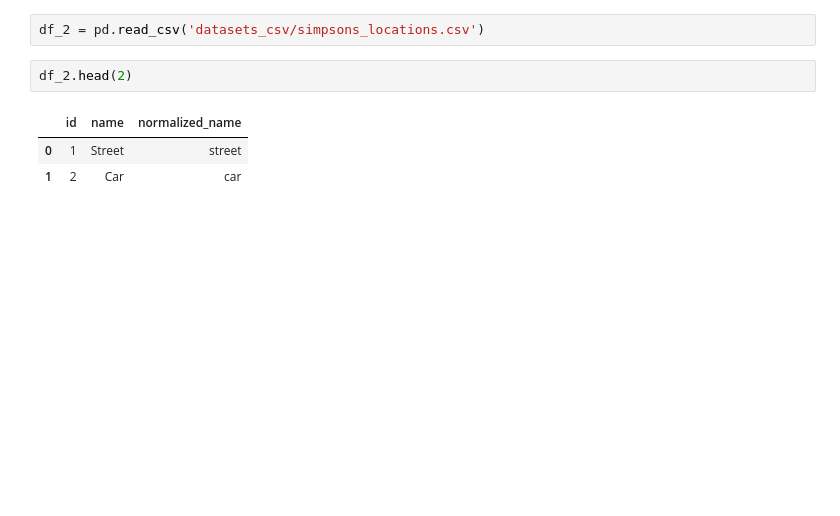
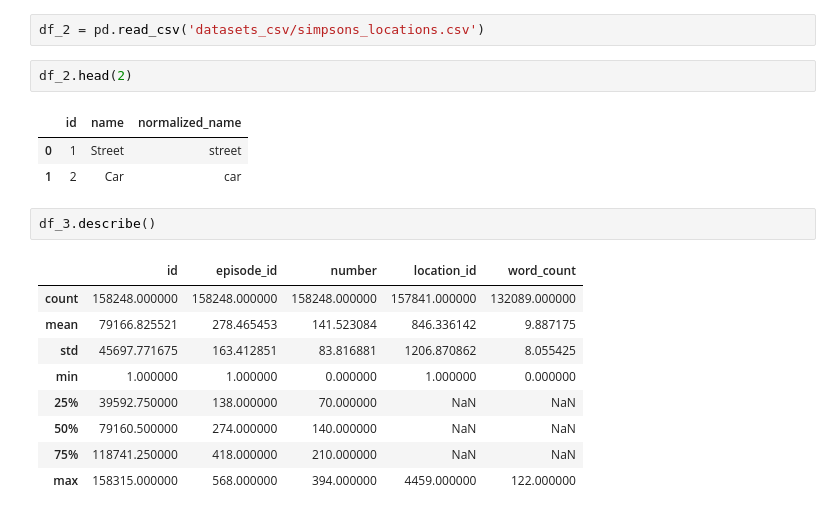
Before and after one commit to jillianhade/data-science-notes, a Jupyter notebook: simpsons_data.ipynb, the cells around one changed output. Saved outputs shown, nothing was run; the diff lists cells and outputs as text; blank space fills up the shorter version.

```diff
--- a/simpsons_data.ipynb
+++ b/simpsons_data.ipynb
@@ -107,3 +107,15 @@ df_2.head(2)
 |  | id | name | normalized_name |
 | 0 | 1 | Street | street |
 | 1 | 2 | Car | car |
+# %%
+df_3.describe()
+# %% [output]
+|  | id | episode_id | number | location_id | word_count |
+| count | 158248.000000 | 158248.000000 | 158248.000000 | 157841.000000 | 132089.000000 |
+| mean | 79166.825521 | 278.465453 | 141.523084 | 846.336142 | 9.887175 |
+| std | 45697.771675 | 163.412851 | 83.816881 | 1206.870862 | 8.055425 |
+| min | 1.000000 | 1.000000 | 0.000000 | 1.000000 | 0.000000 |
+| 25% | 39592.750000 | 138.000000 | 70.000000 | NaN | NaN |
+| 50% | 79160.500000 | 274.000000 | 140.000000 | NaN | NaN |
+| 75% | 118741.250000 | 418.000000 | 210.000000 | NaN | NaN |
+| max | 158315.000000 | 568.000000 | 394.000000 | 4459.000000 | 122.000000 |
```
Also changed, not shown: parts of 12 cells of this notebook.
